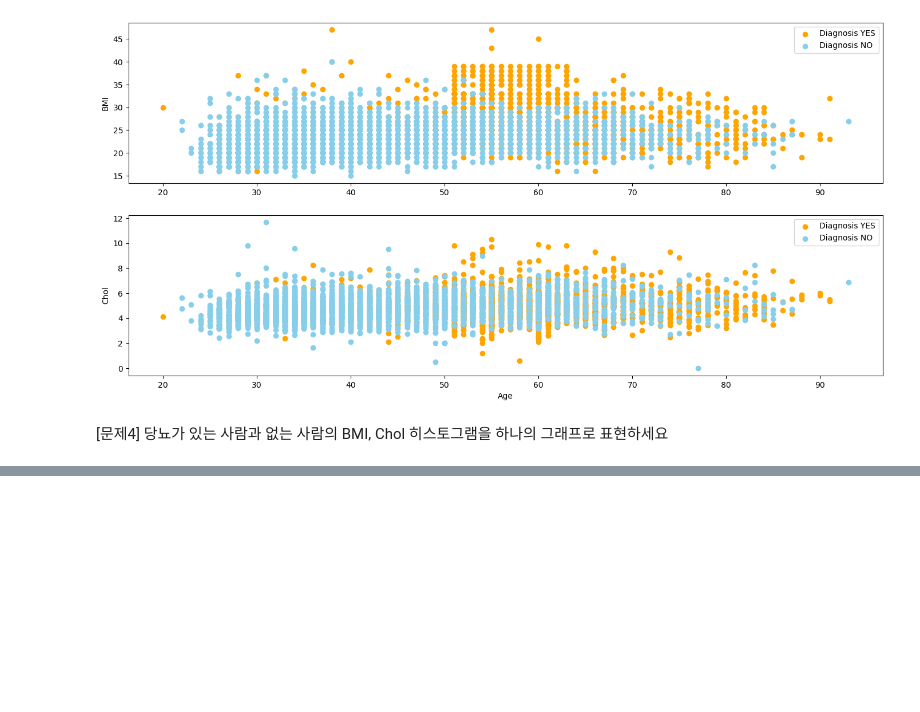
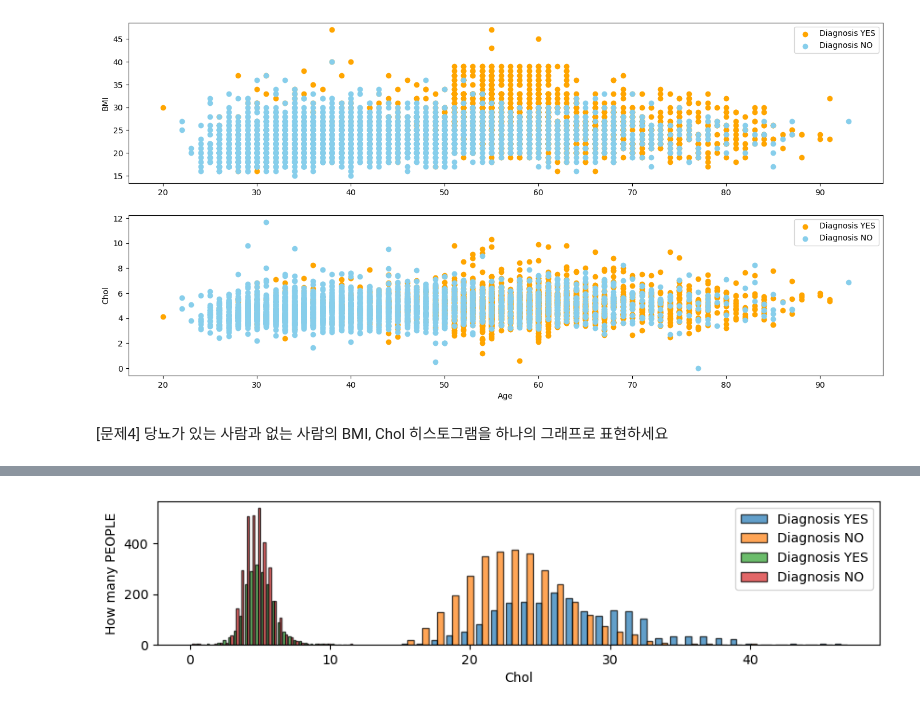
Before and after one commit to yeseuly/Python-palette, a Jupyter notebook: homework/hw3/submit/hw3_YEPBABE.ipynb, the cells around one changed output, grey strips where cells are left out. Saved outputs shown, nothing was run; the diff lists cells and outputs as text; code cells hidden in the pictures; blank space fills up the shorter version.

```diff
--- a/homework/hw3/submit/hw3_YEPBABE.ipynb
+++ b/homework/hw3/submit/hw3_YEPBABE.ipynb
@@ -107,0 +106,17 @@ plt.legend()
+# %%
+###얘는 무시요
+
+plt.figure(figsize=(10,2))
+
+a = plt.hist([data_Diagnosis1['BMI'],data_Diagnosis0['BMI']], density=False, bins=30, alpha=0.7, edgecolor='black', label=['Diagnosis YES','Diagnosis NO'])
+plt.xlabel('BMI')
+plt.ylabel('How many PEOPLE')
+plt.legend()
+
+b= plt.hist([data_Diagnosis1['Chol'],data_Diagnosis0['Chol']], density=False, bins=30, alpha=0.7, edgecolor='black', label=['Diagnosis YES','Diagnosis NO'])
+plt.xlabel('Chol')
+plt.legend()
+
+plt.show()
+# %% [output]
+[figure, added]
```
Also changed, not shown: parts of 1 cell of this notebook.
